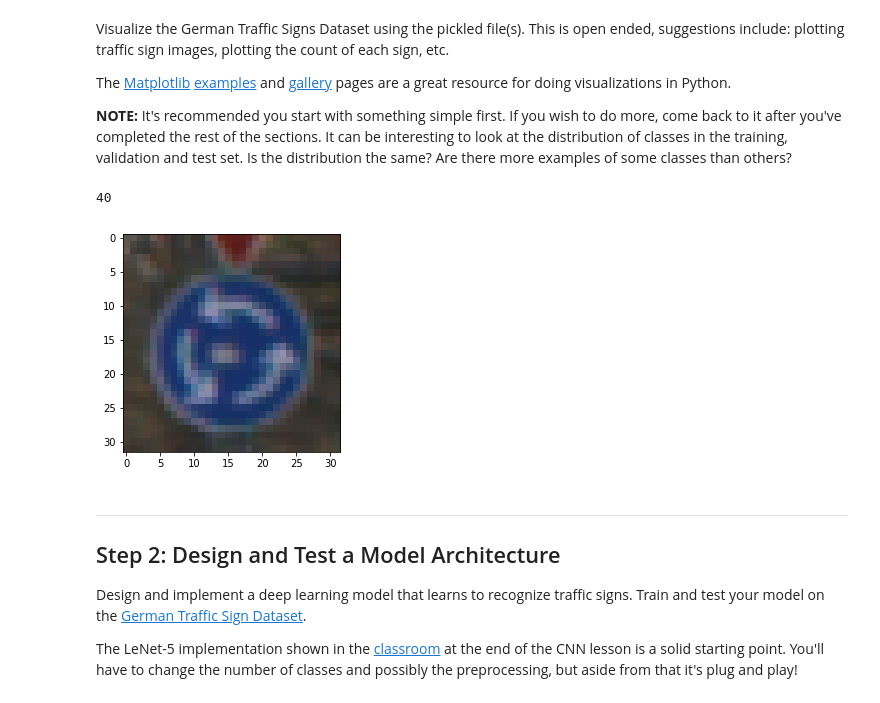
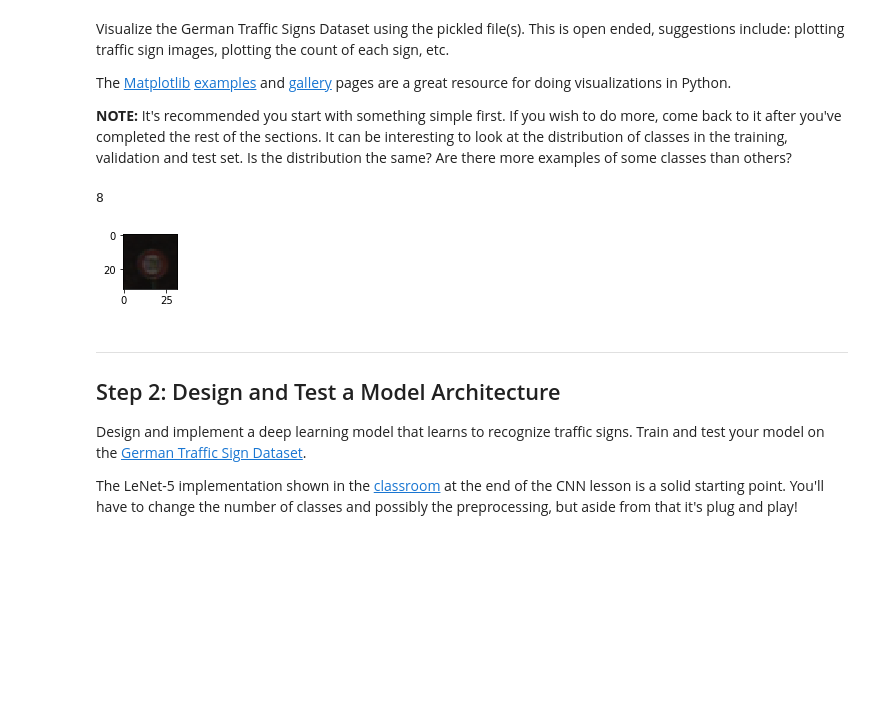
Before and after one commit to nqiao/Traffic-Sign-Classifier, a Jupyter notebook: Traffic_Sign_Classifier.ipynb, the cells around one changed output. Cells and saved outputs as stored; diff of their text form; code cells hidden in the pictures; blank space fills up the shorter version.

```diff
--- a/Traffic_Sign_Classifier.ipynb
+++ b/Traffic_Sign_Classifier.ipynb
@@ -96,18 +96,20 @@ The [Matplotlib](http://matplotlib.org/) [examples](http://matplotlib.org/exampl
 **NOTE:** It's recommended you start with something simple first. If you wish to do more, come back to it after you've completed the rest of the sections. It can be interesting to look at the distribution of classes in the training, validation and test set. Is the distribution the same? Are there more examples of some classes than others?
 # %%
 # Data exploration visualization code goes here.
-### Feel free to use as many code cells as needed.
+import random
+import numpy as np
 import matplotlib.pyplot as plt
-import random
+%matplotlib inline
 
-# Visualizations will be shown in the notebook.
-%matplotlib inline
 index = random.randint(0, len(X_train))
-plt.imshow(X_train[index])
+image = X_train[index].squeeze()
+
+plt.figure(figsize=(1,1))
+plt.imshow(image)
 print(y_train[index])
 # %% [output]
-40
+8
-[figure, old version]
+[figure, new version]
 # %% [markdown]
 ----
 
```
Also changed, not shown: parts of 15 cells of this notebook, 1 other file.
